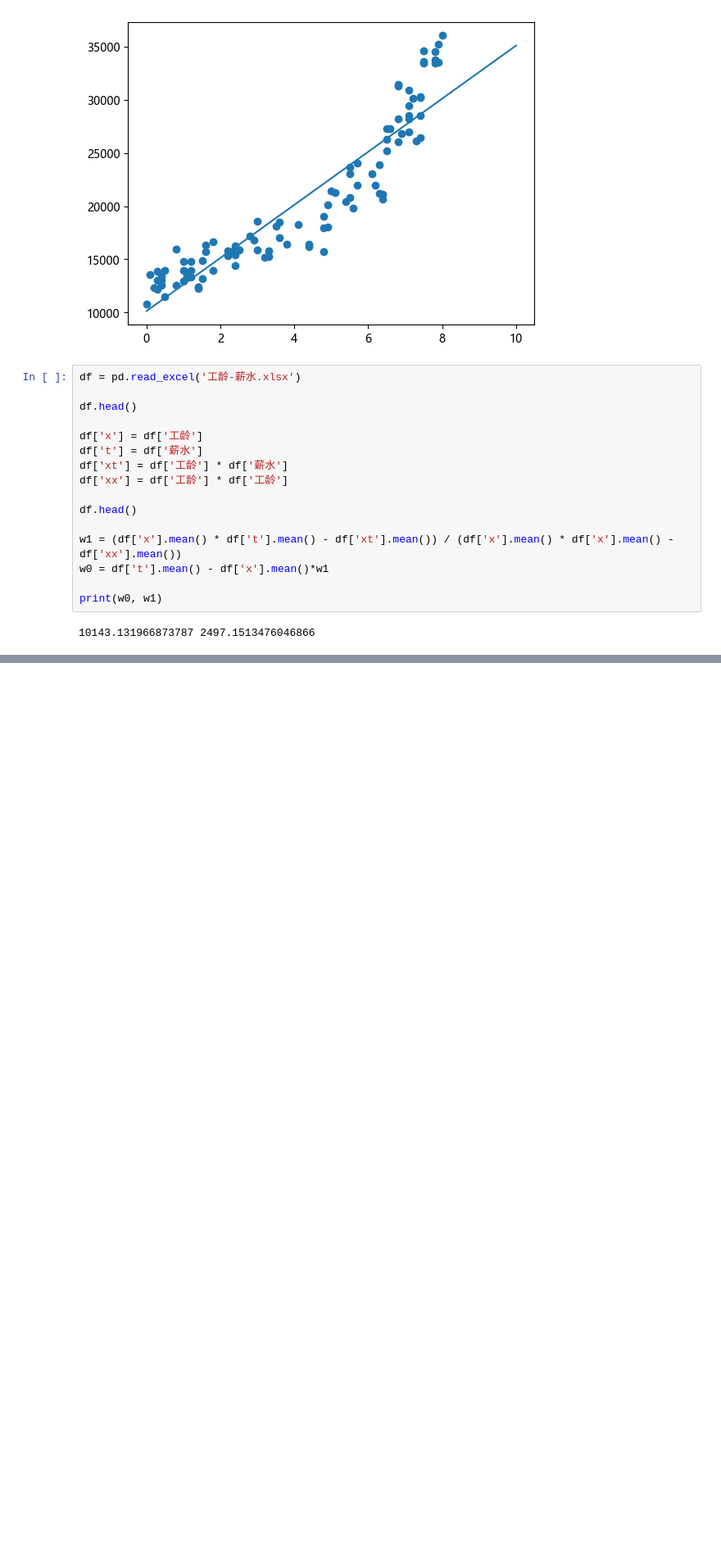
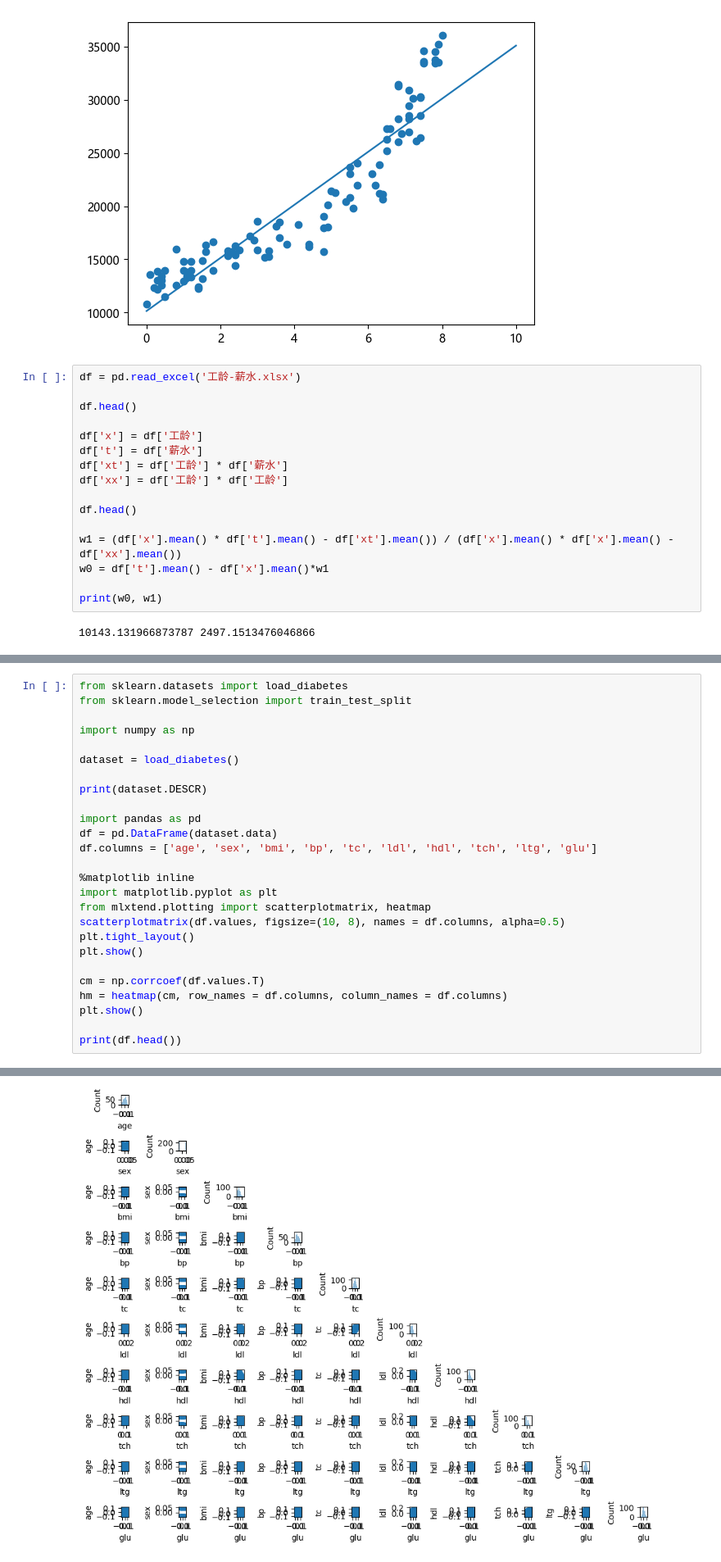
Before and after one commit to lizhengxing2024/nlp, a Jupyter notebook: 002.线性回归与最小二乘法/线性回归与最小二乘法.ipynb, the cells around one changed output, grey strips where cells are left out. Shown at 82% size. Drawn from its saved outputs; the diff is of its cells as text; blank space fills up the shorter version.

```diff
--- a/002.线性回归与最小二乘法/线性回归与最小二乘法.ipynb
+++ b/002.线性回归与最小二乘法/线性回归与最小二乘法.ipynb
@@ -64,0 +205,27 @@ print(w0, w1)
+# %%
+from sklearn.datasets import load_diabetes
+from sklearn.model_selection import train_test_split
+
+import numpy as np
+
+dataset = load_diabetes()
+
+print(dataset.DESCR)
+
+import pandas as pd
+df = pd.DataFrame(dataset.data)
+df.columns = ['age', 'sex', 'bmi', 'bp', 'tc', 'ldl', 'hdl', 'tch', 'ltg', 'glu']
+
+%matplotlib inline
+import matplotlib.pyplot as plt
+from mlxtend.plotting import scatterplotmatrix, heatmap
+scatterplotmatrix(df.values, figsize=(10, 8), names = df.columns, alpha=0.5)
+plt.tight_layout()
+plt.show()
+
+cm = np.corrcoef(df.values.T)
+hm = heatmap(cm, row_names = df.columns, column_names = df.columns)
+plt.show()
+
+print(df.head())
+# %% [output]
@@ -64,0 +249 @@ print(w0, w1)
+[figure, added]
```
Also changed, not shown: parts of 11 cells of this notebook.
